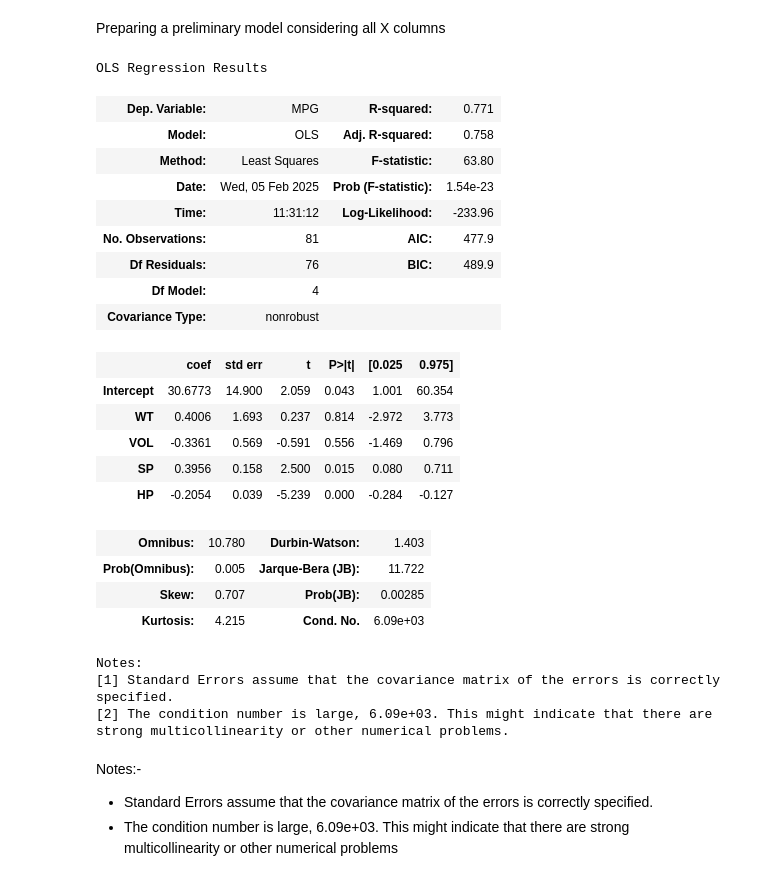
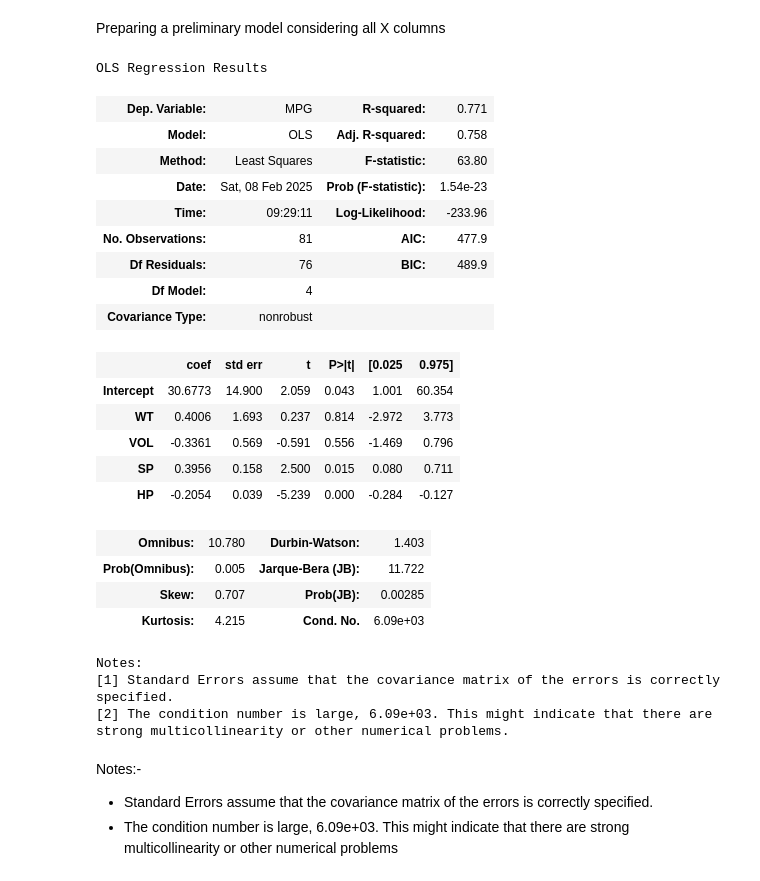
Before and after one commit to PadmajaGanlawad17/padmaja, a Jupyter notebook: Multi linear regression (1).ipynb, the cells around one changed output. Drawn from its saved outputs; the diff is of its cells as text; code cells hidden in the pictures.

```diff
--- a/Multi linear regression (1).ipynb
+++ b/Multi linear regression (1).ipynb
@@ -160,16 +160,16 @@ Observations from Correlation plots and Coeffcients:-
 # %% [markdown]
 Preparing a preliminary model considering all X columns
 # %%
-model = smf.ols('MPG~WT+VOL+SP+HP',data=cars).fit()
+model1 = smf.ols('MPG~WT+VOL+SP+HP',data=cars).fit()
 # %%
-model.summary()
+model1.summary()
 # %% [output]
 OLS Regression Results
 | Dep. Variable: | MPG | R-squared: | 0.771 |
 | Model: | OLS | Adj. R-squared: | 0.758 |
 | Method: | Least Squares | F-statistic: | 63.80 |
-| Date: | Wed, 05 Feb 2025 | Prob (F-statistic): | 1.54e-23 |
-| Time: | 11:31:12 | Log-Likelihood: | -233.96 |
+| Date: | Sat, 08 Feb 2025 | Prob (F-statistic): | 1.54e-23 |
+| Time: | 09:29:11 | Log-Likelihood: | -233.96 |
 | No. Observations: | 81 | AIC: | 477.9 |
 | Df Residuals: | 76 | BIC: | 489.9 |
 | Df Model: | 4 |  |  |
```
Also changed, not shown: parts of 33 cells of this notebook.
